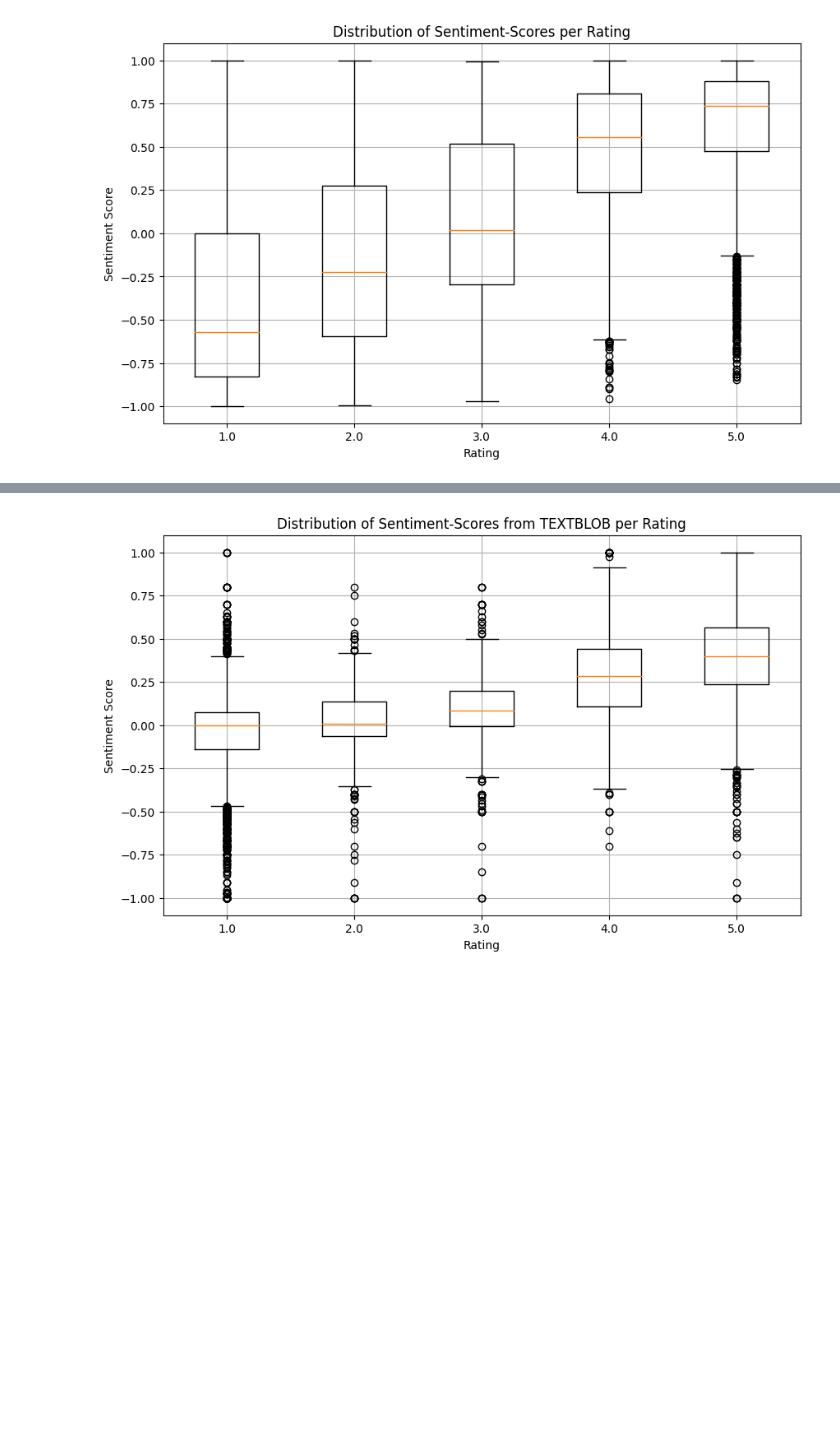
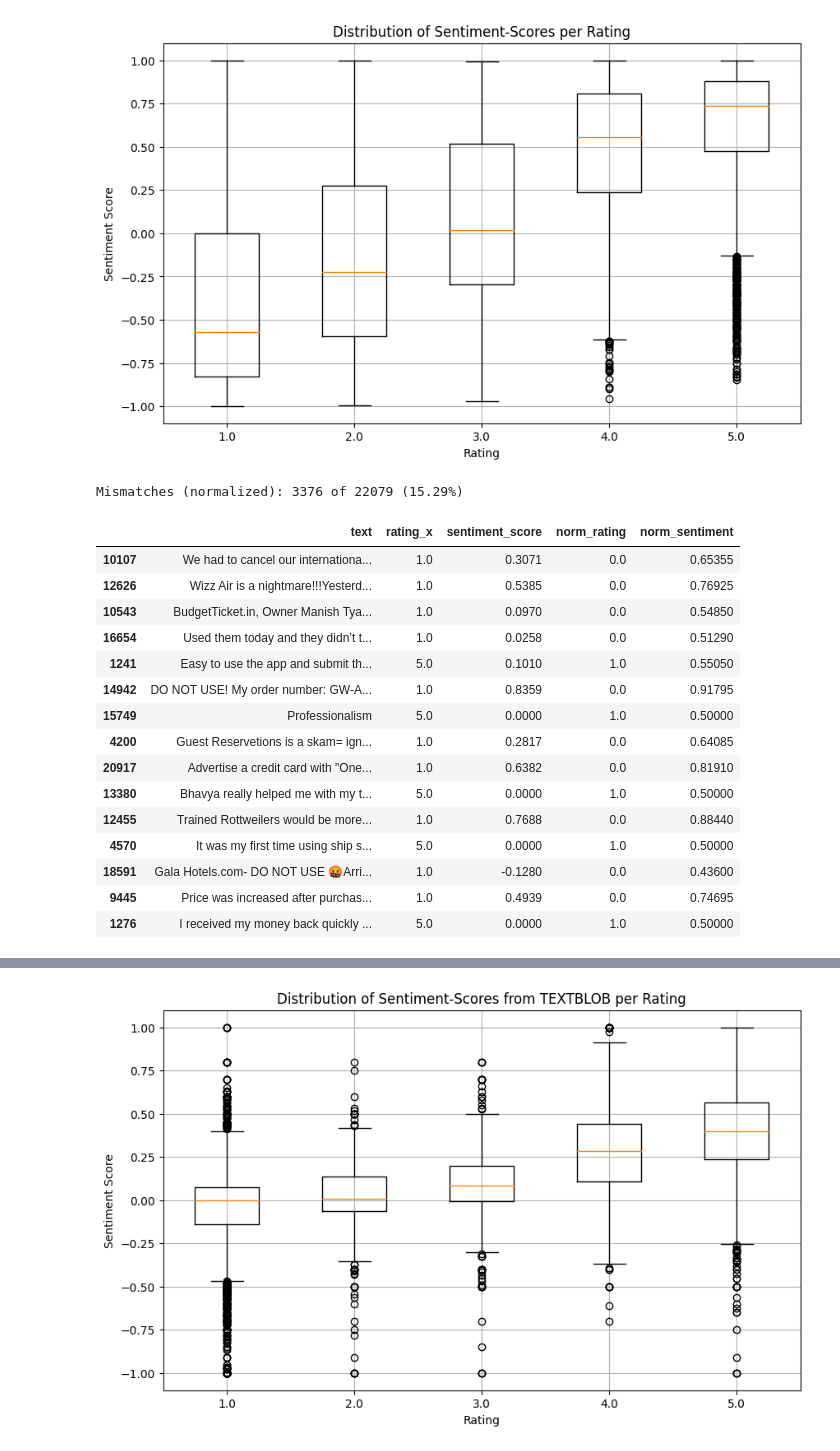
Before and after one commit to pnppl1/apr25_bde_int_supply, a Jupyter notebook: 3_data_consumption/exploration_ml.ipynb, the cells around one changed output, grey strips where cells are left out. Cells and saved outputs as stored; diff of their text form; code cells hidden in the pictures; blank space fills up the shorter version.

Commit message:
Adds comparison of mismatches

```diff
--- a/3_data_consumption/exploration_ml.ipynb
+++ b/3_data_consumption/exploration_ml.ipynb
@@ -46,6 +46,56 @@ plt.grid(True)
 plt.show()
 # %% [output]
 [figure]
+# %%
+def normalize_rating(rating):
+    if pd.notna(rating):
+        return (rating - 1) / 4  # scale rating from 1–5 to 0–1
+    return None
+
+def normalize_sentiment(score):
+    if pd.notna(score):
+        return (score + 1) / 2  # scale vader sentiment from -1–1 to 0–1
+    return None
+
+# Apply normalization
+all_data_df["norm_rating"] = all_data_df["rating_x"].apply(normalize_rating)
+all_data_df["norm_sentiment"] = all_data_df["sentiment_score"].apply(normalize_sentiment)
+
+# Define mismatch: large deviation between sentiment and rating
+def is_normalized_mismatch(row, threshold=0.4):
+    if pd.notna(row["norm_rating"]) and pd.notna(row["norm_sentiment"]):
+        return abs(row["norm_rating"] - row["norm_sentiment"]) > threshold
+    return False
+
+# Apply mismatch detection
+all_data_df["blob_norm_mismatch"] = all_data_df.apply(is_normalized_mismatch, axis=1)
+
+# Show mismatch summary
+normalized_mismatches = all_data_df[all_data_df["blob_norm_mismatch"] == True]
+print(f"Mismatches (normalized): {len(normalized_mismatches)} of {len(all_data_df)} "
+      f"({100 * len(normalized_mismatches) / len(all_data_df):.2f}%)")
+
+# Display mismatches
+pd.set_option("display.max_colwidth", None)
+normalized_mismatches[["text", "rating_x", "sentiment_score", "norm_rating", "norm_sentiment"]].sample(15)
+# %% [output]
+Mismatches (normalized): 3376 of 22079 (15.29%)
+|  | text | rating_x | sentiment_score | norm_rating | norm_sentiment |
+| 10107 | We had to cancel our internationa... | 1.0 | 0.3071 | 0.0 | 0.65355 |
+| 12626 | Wizz Air is a nightmare!!!Yesterd... | 1.0 | 0.5385 | 0.0 | 0.76925 |
+| 10543 | BudgetTicket.in, Owner Manish Tya... | 1.0 | 0.0970 | 0.0 | 0.54850 |
+| 16654 | Used them today and they didn’t t... | 1.0 | 0.0258 | 0.0 | 0.51290 |
+| 1241 | Easy to use the app and submit th... | 5.0 | 0.1010 | 1.0 | 0.55050 |
+| 14942 | DO NOT USE! My order number: GW-A... | 1.0 | 0.8359 | 0.0 | 0.91795 |
+| 15749 | Professionalism | 5.0 | 0.0000 | 1.0 | 0.50000 |
+| 4200 | Guest Reservetions is a skam= ign... | 1.0 | 0.2817 | 0.0 | 0.64085 |
+| 20917 | Advertise a credit card with "One... | 1.0 | 0.6382 | 0.0 | 0.81910 |
+| 13380 | Bhavya really helped me with my t... | 5.0 | 0.0000 | 1.0 | 0.50000 |
+| 12455 | Trained Rottweilers would be more... | 1.0 | 0.7688 | 0.0 | 0.88440 |
+| 4570 | It was my first time using ship s... | 5.0 | 0.0000 | 1.0 | 0.50000 |
+| 18591 | Gala Hotels.com- DO NOT USE 🤬Arri... | 1.0 | -0.1280 | 0.0 | 0.43600 |
+| 9445 | Price was increased after purchas... | 1.0 | 0.4939 | 0.0 | 0.74695 |
+| 1276 | I received my money back quickly ... | 5.0 | 0.0000 | 1.0 | 0.50000 |
 # %%
 """
 we see clear correlating structure of ratings and sentiment scores however they are not identical which was expected
```
Also changed, not shown: parts of 3 cells of this notebook.
